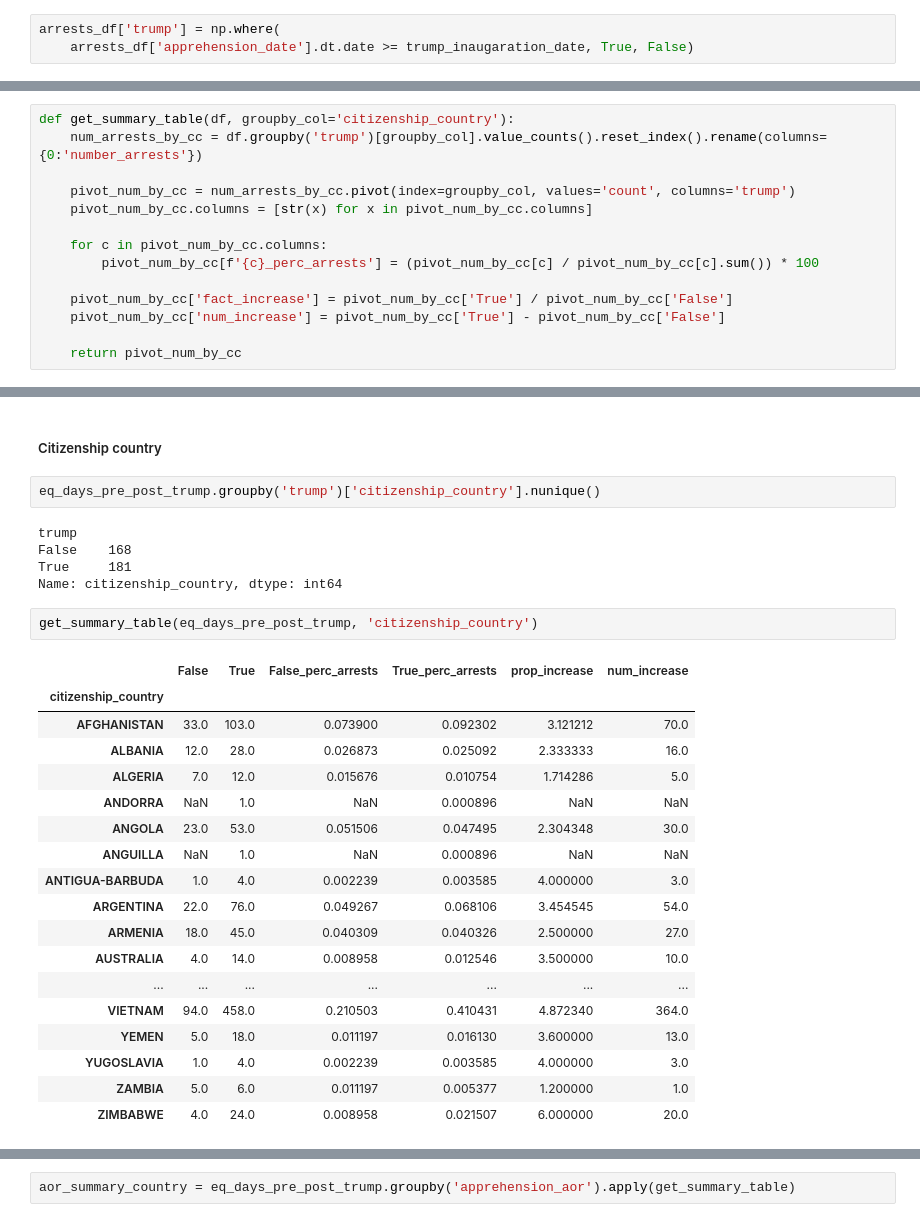
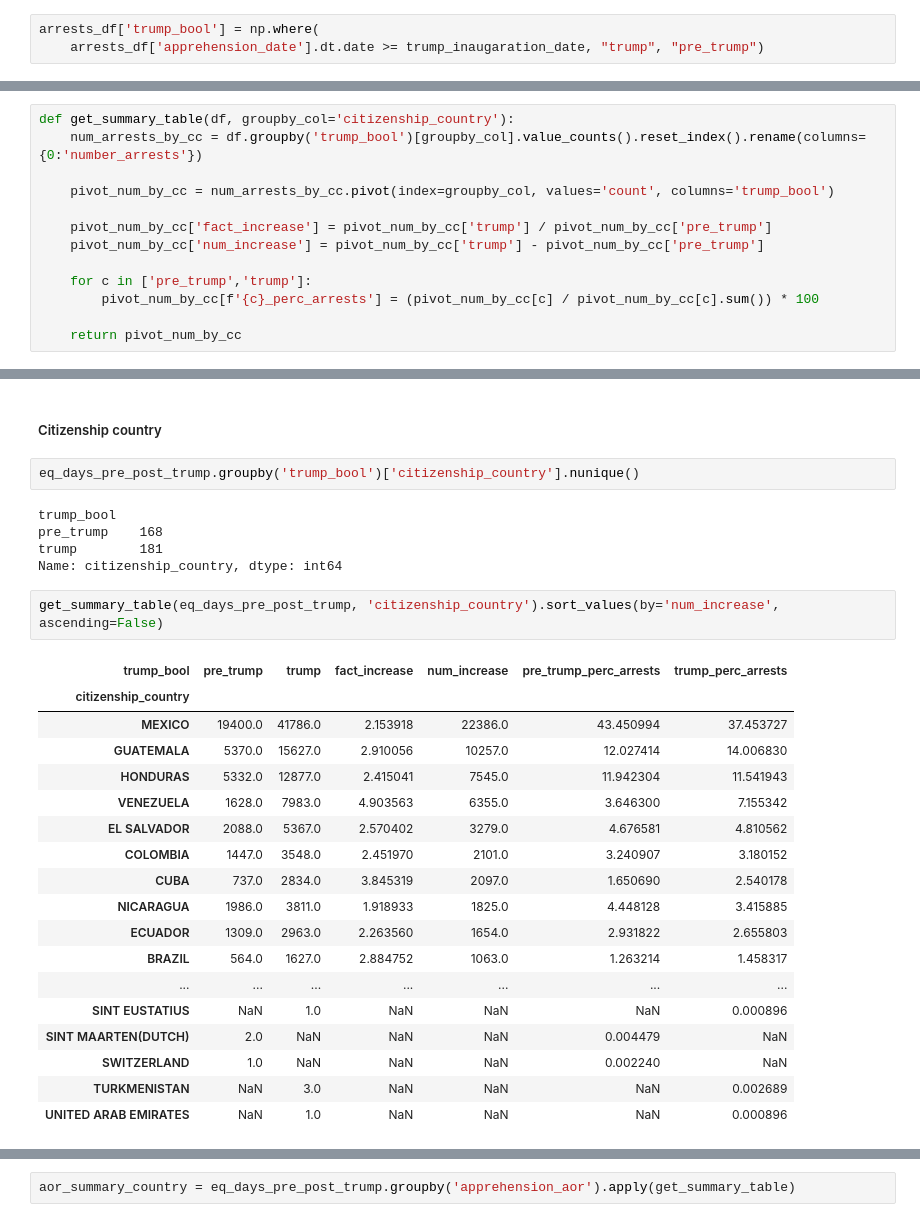
Before and after one commit to ceilingloft/lr_assingment_ice, a Jupyter notebook: task_notebooks/task-4_analysis.ipynb, the cells around one changed output, grey strips where cells are left out. Cells and saved outputs as stored; diff of their text form.

```diff
--- a/task_notebooks/task-4_analysis.ipynb
+++ b/task_notebooks/task-4_analysis.ipynb
@@ -146,8 +146,8 @@ arrests_df['citizenship_continent'] = arrests_df['citizenship_country'].map(coun
 # %%
 trump_inaugaration_date = datetime.strptime('2025-01-20','%Y-%m-%d').date()
 # %%
-arrests_df['trump'] = np.where(
-    arrests_df['apprehension_date'].dt.date >= trump_inaugaration_date, True, False)
+arrests_df['trump_bool'] = np.where(
+    arrests_df['apprehension_date'].dt.date >= trump_inaugaration_date, "trump", "pre_trump")
 # %%
 arrests_df['apprehension_month_year'] = arrests_df['apprehension_date'].dt.to_period('M')
 arrests_df['apprehension_day'] = arrests_df['apprehension_date'].dt.date
@@ -175,17 +175,16 @@ Name: count, dtype: int64
 ### 2- Analysis
 # %%
 def get_summary_table(df, groupby_col='citizenship_country'):
-    num_arrests_by_cc = df.groupby('trump')[groupby_col].value_counts().reset_index().rename(columns={0:'number_arrests'})
+    num_arrests_by_cc = df.groupby('trump_bool')[groupby_col].value_counts().reset_index().rename(columns={0:'number_arrests'})
 
-    pivot_num_by_cc = num_arrests_by_cc.pivot(index=groupby_col, values='count', columns='trump')
-    pivot_num_by_cc.columns = [str(x) for x in pivot_num_by_cc.columns]
+    pivot_num_by_cc = num_arrests_by_cc.pivot(index=groupby_col, values='count', columns='trump_bool')
 
-    for c in pivot_num_by_cc.columns:
+    pivot_num_by_cc['fact_increase'] = pivot_num_by_cc['trump'] / pivot_num_by_cc['pre_trump']
+    pivot_num_by_cc['num_increase'] = pivot_num_by_cc['trump'] - pivot_num_by_cc['pre_trump']
+
+    for c in ['pre_trump','trump']:
         pivot_num_by_cc[f'{c}_perc_arrests'] = (pivot_num_by_cc[c] / pivot_num_by_cc[c].sum()) * 100
 
-    pivot_num_by_cc['fact_increase'] = pivot_num_by_cc['True'] / pivot_num_by_cc['False']
-    pivot_num_by_cc['num_increase'] = pivot_num_by_cc['True'] - pivot_num_by_cc['False']
-
     return pivot_num_by_cc
 # %% [markdown]
 #### AOR:
@@ -240,33 +239,33 @@ get_summary_table(eq_days_pre_post_trump, 'apprehension_aor').sort_values(by='nu
 # %% [markdown]
 ##### Citizenship country
 # %%
-eq_days_pre_post_trump.groupby('trump')['citizenship_country'].nunique()
+eq_days_pre_post_trump.groupby('trump_bool')['citizenship_country'].nunique()
 # %% [output]
-trump
-False    168
-True     181
+trump_bool
+pre_trump    168
+trump        181
 Name: citizenship_country, dtype: int64
 # %%
-get_summary_table(eq_days_pre_post_trump, 'citizenship_country')
+get_summary_table(eq_days_pre_post_trump, 'citizenship_country').sort_values(by='num_increase', ascending=False)
 # %% [output]
-|  | False | True | False_perc_arrests | True_perc_arrests | prop_increase | num_increase |
+| trump_bool | pre_trump | trump | fact_increase | num_increase | pre_trump_perc_arrests | trump_perc_arrests |
 | citizenship_country |  |  |  |  |  |  |
-| AFGHANISTAN | 33.0 | 103.0 | 0.073900 | 0.092302 | 3.121212 | 70.0 |
-| ALBANIA | 12.0 | 28.0 | 0.026873 | 0.025092 | 2.333333 | 16.0 |
-| ALGERIA | 7.0 | 12.0 | 0.015676 | 0.010754 | 1.714286 | 5.0 |
-| ANDORRA | NaN | 1.0 | NaN | 0.000896 | NaN | NaN |
-| ANGOLA | 23.0 | 53.0 | 0.051506 | 0.047495 | 2.304348 | 30.0 |
-| ANGUILLA | NaN | 1.0 | NaN | 0.000896 | NaN | NaN |
-| ANTIGUA-BARBUDA | 1.0 | 4.0 | 0.002239 | 0.003585 | 4.000000 | 3.0 |
-| ARGENTINA | 22.0 | 76.0 | 0.049267 | 0.068106 | 3.454545 | 54.0 |
-| ARMENIA | 18.0 | 45.0 | 0.040309 | 0.040326 | 2.500000 | 27.0 |
-| AUSTRALIA | 4.0 | 14.0 | 0.008958 | 0.012546 | 3.500000 | 10.0 |
+| MEXICO | 19400.0 | 41786.0 | 2.153918 | 22386.0 | 43.450994 | 37.453727 |
+| GUATEMALA | 5370.0 | 15627.0 | 2.910056 | 10257.0 | 12.027414 | 14.006830 |
+| HONDURAS | 5332.0 | 12877.0 | 2.415041 | 7545.0 | 11.942304 | 11.541943 |
+| VENEZUELA | 1628.0 | 7983.0 | 4.903563 | 6355.0 | 3.646300 | 7.155342 |
+| EL SALVADOR | 2088.0 | 5367.0 | 2.570402 | 3279.0 | 4.676581 | 4.810562 |
+| COLOMBIA | 1447.0 | 3548.0 | 2.451970 | 2101.0 | 3.240907 | 3.180152 |
+| CUBA | 737.0 | 2834.0 | 3.845319 | 2097.0 | 1.650690 | 2.540178 |
+| NICARAGUA | 1986.0 | 3811.0 | 1.918933 | 1825.0 | 4.448128 | 3.415885 |
+| ECUADOR | 1309.0 | 2963.0 | 2.263560 | 1654.0 | 2.931822 | 2.655803 |
+| BRAZIL | 564.0 | 1627.0 | 2.884752 | 1063.0 | 1.263214 | 1.458317 |
 | ... | ... | ... | ... | ... | ... | ... |
-| VIETNAM | 94.0 | 458.0 | 0.210503 | 0.410431 | 4.872340 | 364.0 |
-| YEMEN | 5.0 | 18.0 | 0.011197 | 0.016130 | 3.600000 | 13.0 |
-| YUGOSLAVIA | 1.0 | 4.0 | 0.002239 | 0.003585 | 4.000000 | 3.0 |
-| ZAMBIA | 5.0 | 6.0 | 0.011197 | 0.005377 | 1.200000 | 1.0 |
-| ZIMBABWE | 4.0 | 24.0 | 0.008958 | 0.021507 | 6.000000 | 20.0 |
+| SINT EUSTATIUS | NaN | 1.0 | NaN | NaN | NaN | 0.000896 |
+| SINT MAARTEN(DUTCH) | 2.0 | NaN | NaN | NaN | 0.004479 | NaN |
+| SWITZERLAND | 1.0 | NaN | NaN | NaN | 0.002240 | NaN |
+| TURKMENISTAN | NaN | 3.0 | NaN | NaN | NaN | 0.002689 |
+| UNITED ARAB EMIRATES | NaN | 1.0 | NaN | NaN | NaN | 0.000896 |
 # %%
 get_summary_table(eq_days_pre_post_trump, 'citizenship_continent')
 # %% [output]
```
Also changed, not shown: parts of 31 cells of this notebook.
